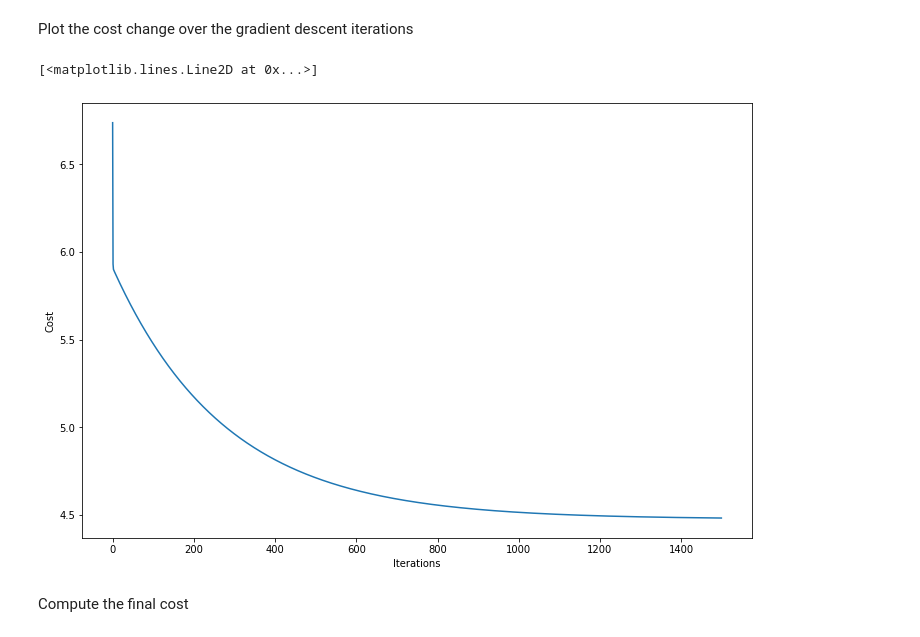
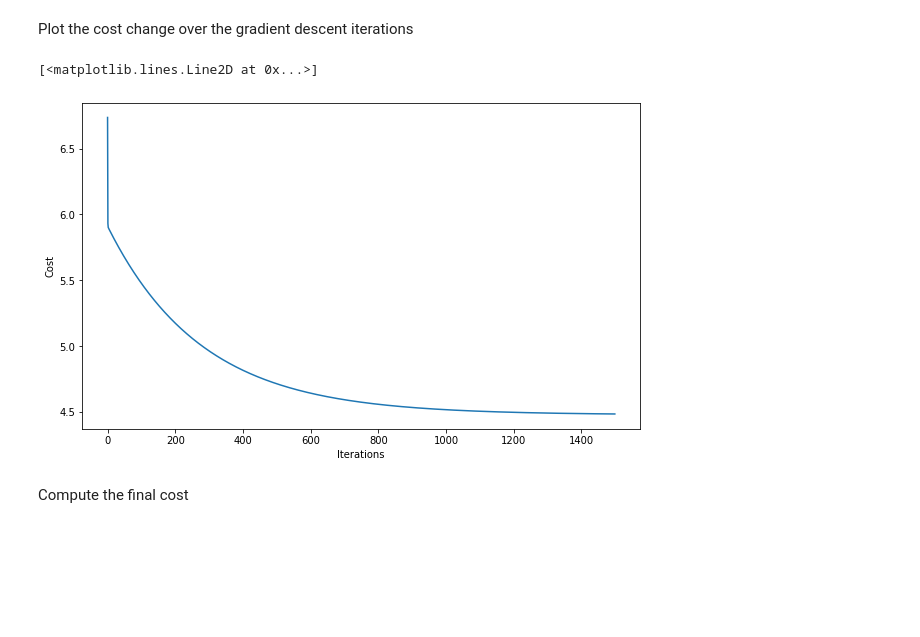
Before and after one commit to KOLA16/ML-exercises, a Jupyter notebook: ml_by_stanford_coursera/exercise_notebooks/linear-regression-with-one-variable.ipynb, the cells around one changed output. Drawn from its saved outputs; the diff is of its cells as text; code cells hidden in the pictures; blank space fills up the shorter version.

```diff
--- a/ml_by_stanford_coursera/exercise_notebooks/linear-regression-with-one-variable.ipynb
+++ b/ml_by_stanford_coursera/exercise_notebooks/linear-regression-with-one-variable.ipynb
@@ -125,13 +125,13 @@ print(theta)
 # %% [markdown]
 Plot the cost change over the gradient descent iterations
 # %%
-plt.figure(figsize=(12,8))
+plt.figure(figsize=(10,6))
 plt.xlabel('Iterations')
 plt.ylabel('Cost')
 plt.plot(range(num_iters), J_list)
 # %% [output]
 [<matplotlib.lines.Line2D at 0x...>]
-[figure, old version]
+[figure, new version]
 # %% [markdown]
 Compute the final cost
 # %%
```
Also changed, not shown: parts of 1 cell of this notebook.
